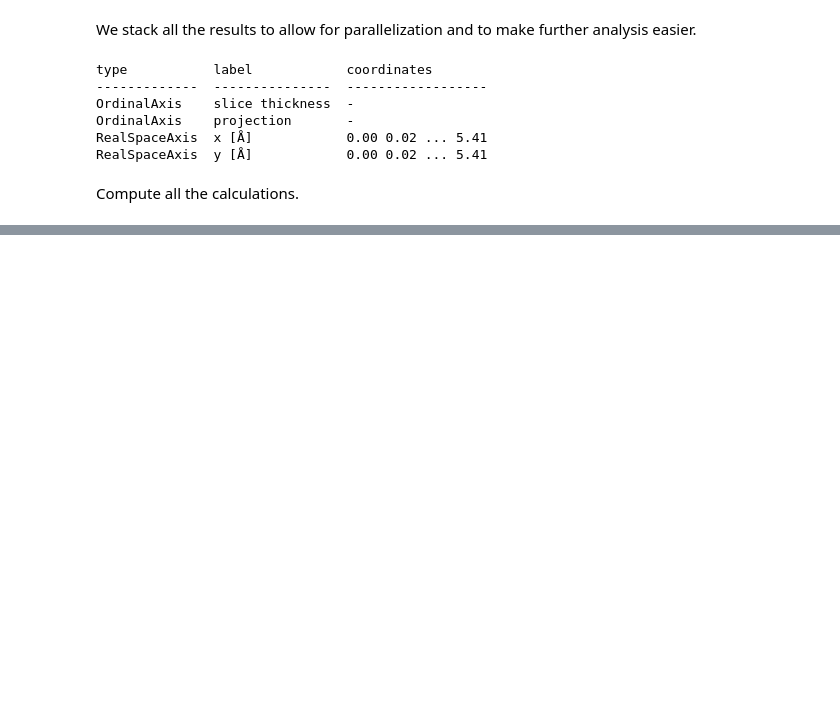
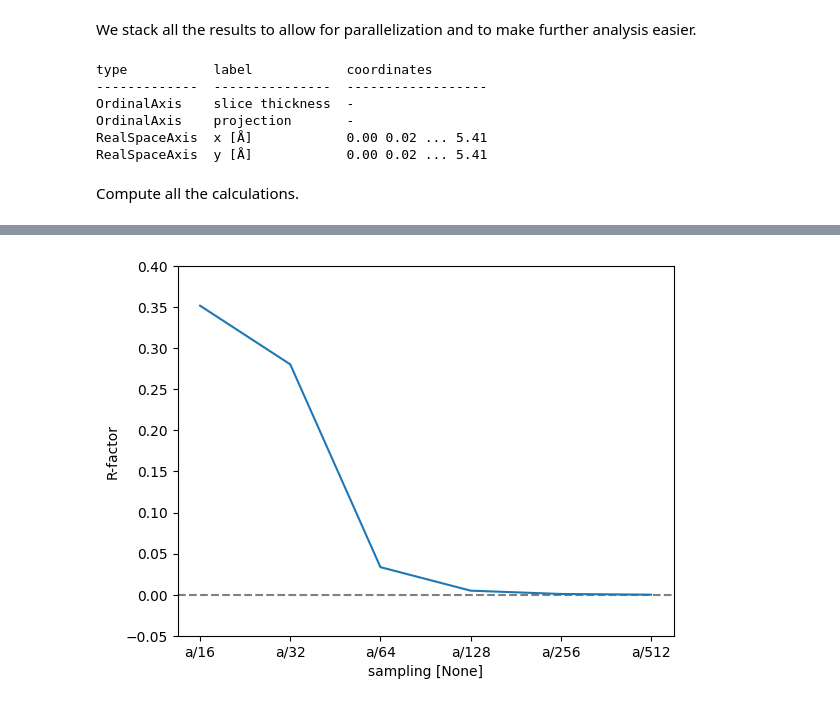
Before and after one commit to abTEM/doc, a Jupyter notebook: docs/user_guide/appendix/convergence.ipynb, the cells around one changed output, grey strips where cells are left out. Cells and saved outputs as stored; diff of their text form; code cells hidden in the pictures; blank space fills up the shorter version.

```diff
--- a/docs/user_guide/appendix/convergence.ipynb
+++ b/docs/user_guide/appendix/convergence.ipynb
@@ -205,0 +213,27 @@ ax.set_ylim([-0.05, 0.5]);
+# %%
+# Initialize a list to store exit wave data for different samplings.
+exit_waves_list = []
+
+sampling_fractions = np.array([2**n for n in np.arange(4, 10)])
+
+# Loop through specified samplings.
+for fraction in sampling_fractions:
+
+        sampling = a / fraction
+
+        # Create a potential for the given projection and thickness.
+        potential_unit = abtem.Potential(
+            atoms,
+            projection='finite',
+            slice_thickness=a/16,
+            sampling=sampling,
+        )
+
+        # Define a crystal potential with the potential unit repeated.
+        potential = abtem.CrystalPotential(potential_unit, repetitions=(sampling_fractions[-1]//fraction, sampling_fractions[-1]//fraction, 6))
+
+        # Calculate the exit wave using the multislice method.
+        exit_wave = wave.multislice(potential)
+
+        # Append the exit wave to the corresponding list.
+        exit_waves_list.append(exit_wave)
@@ -205,0 +310,11 @@ ax.set_ylim([-0.05, 0.5]);
+# %%
+r_factor = np.abs(data - reference).sum("hkl") / np.abs(data).sum("hkl").data
+
+fig, ax = plt.subplots()
+ax.axhline(0, color="gray", linestyle="--")
+r_factor.plot.line(hue="sampling", ax=ax)
+
+ax.set_ylabel("R-factor")
+ax.set_ylim([-0.05, 0.4]);
+# %% [output]
+[figure, added]
```
Also changed, not shown: parts of 25 cells of this notebook, 4 other files.
